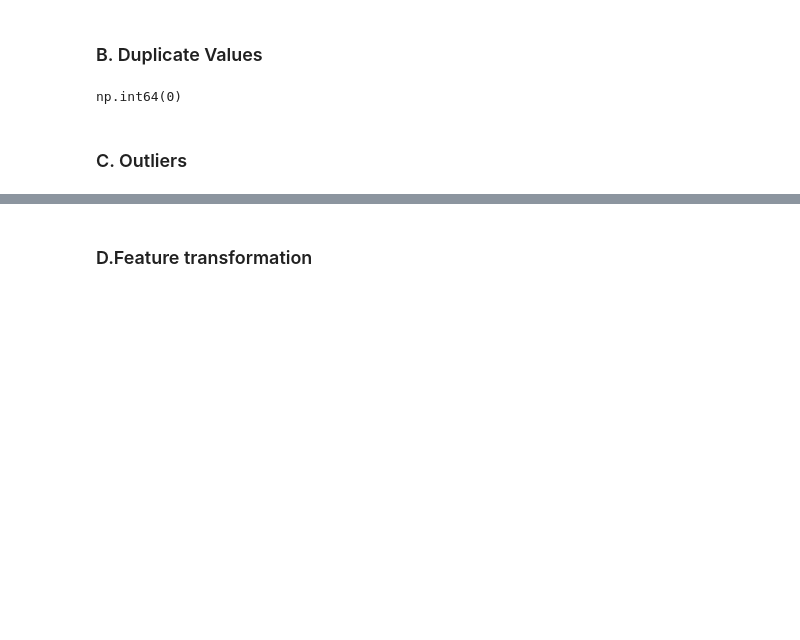
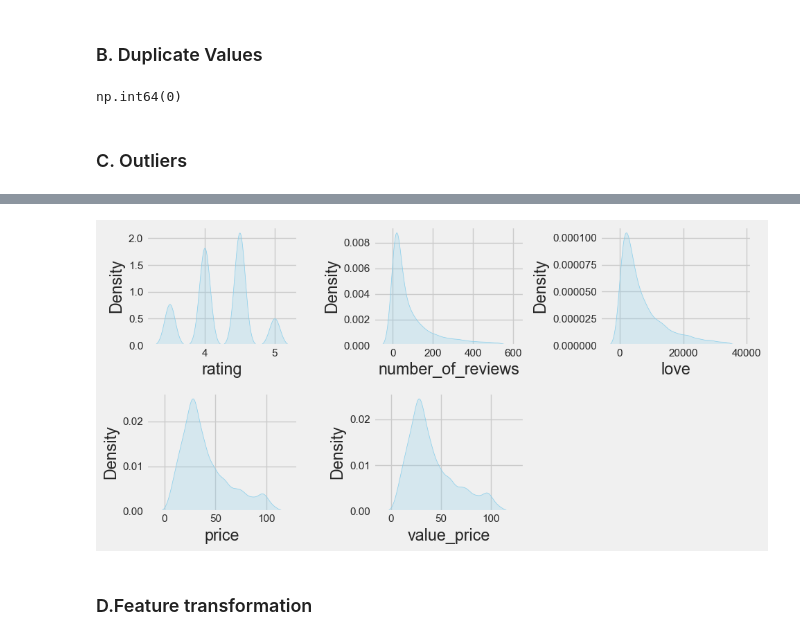
Before and after one commit to agirahmawandi/hw_ml_prep, a Jupyter notebook: Homework_ML_Preparation.ipynb, the cells around one changed output, grey strips where cells are left out. Saved outputs shown, nothing was run; the diff lists cells and outputs as text; code cells hidden in the pictures; blank space fills up the shorter version.

```diff
--- a/Homework_ML_Preparation.ipynb
+++ b/Homework_ML_Preparation.ipynb
@@ -172,9 +172,3 @@ plt.tight_layout()
 plt.show()
 # %% [output]
 [figure]
-# %%
-for i in range(len(obj)):
-    plt.subplot(1, len(obj), i + 1)  # gunakan 1 baris karena hanya 2 kolom
-    sns.countplot(y=df[obj[i]], color='gray')  # orient='h' → pakai y untuk horizontal
-plt.tight_layout()
-plt.show()
@@ -251,3 +243,19 @@ df.duplicated().sum()
 np.int64(0)
 # %% [markdown]
 ### C. Outliers
+# %%
+print(f'Jumlah baris sebelum memfilter outlier: {len(df)}')
+
+filtered_entries = np.array([True] * len(df))
+for col in numbs:
+    Q1 = df[col].quantile(0.25)
+    Q3 = df[col].quantile(0.75)
+    IQR = Q3 - Q1
+    low_limit = Q1 - (IQR * 1.5)
+    high_limit = Q3 + (IQR * 1.5)
+
+    filtered_entries = ((df[col] >= low_limit) & (df[col] <= high_limit)) & filtered_entries
+
+df = df[filtered_entries]
+
+print(f'Jumlah baris setelah memfilter outlier: {len(df)}')
@@ -254,2 +284,23 @@ np.int64(0)
+# %%
+# Buat subplot: 1 kolom 5 baris (bisa disesuaikan)
+fig, axes = plt.subplots(nrows=2, ncols=3, figsize=(10, 5))
+
+# Flatten axes agar mudah diakses dengan index
+axes = axes.flatten()
+
+# Plot tiap kolom secara terpisah
+for i, col in enumerate(numbs):
+    sns.kdeplot(df[col], ax=axes[i], fill=True, color='skyblue')
+    axes[i].set_xlabel(col)
+    axes[i].set_ylabel('Density')
+
+# Nonaktifkan axes yang tidak terpakai (jika kolom < jumlah subplot)
+for j in range(len(numbs), len(axes)):
+    axes[j].set_visible(False)
+
+plt.tight_layout()
+plt.show()
+# %% [output]
+[figure, added]
 # %% [markdown]
 ### D.Feature transformation
```
Also changed, not shown: parts of 15 cells of this notebook.
